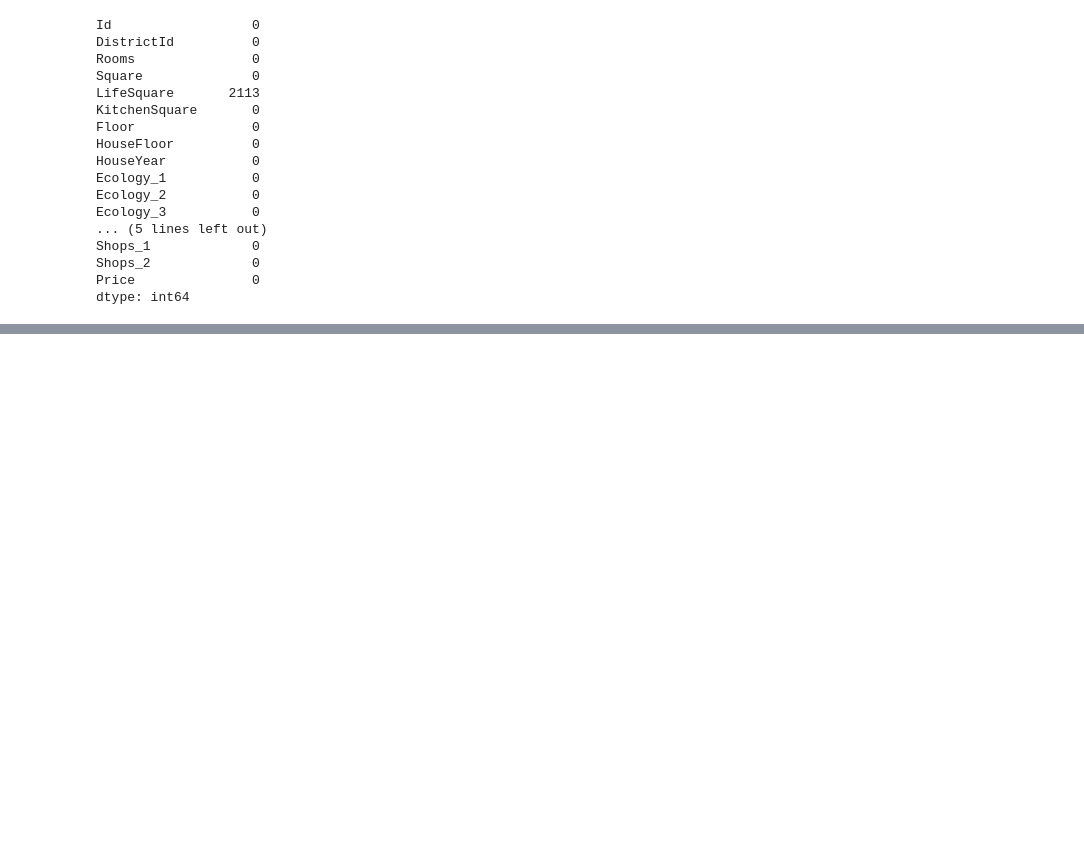
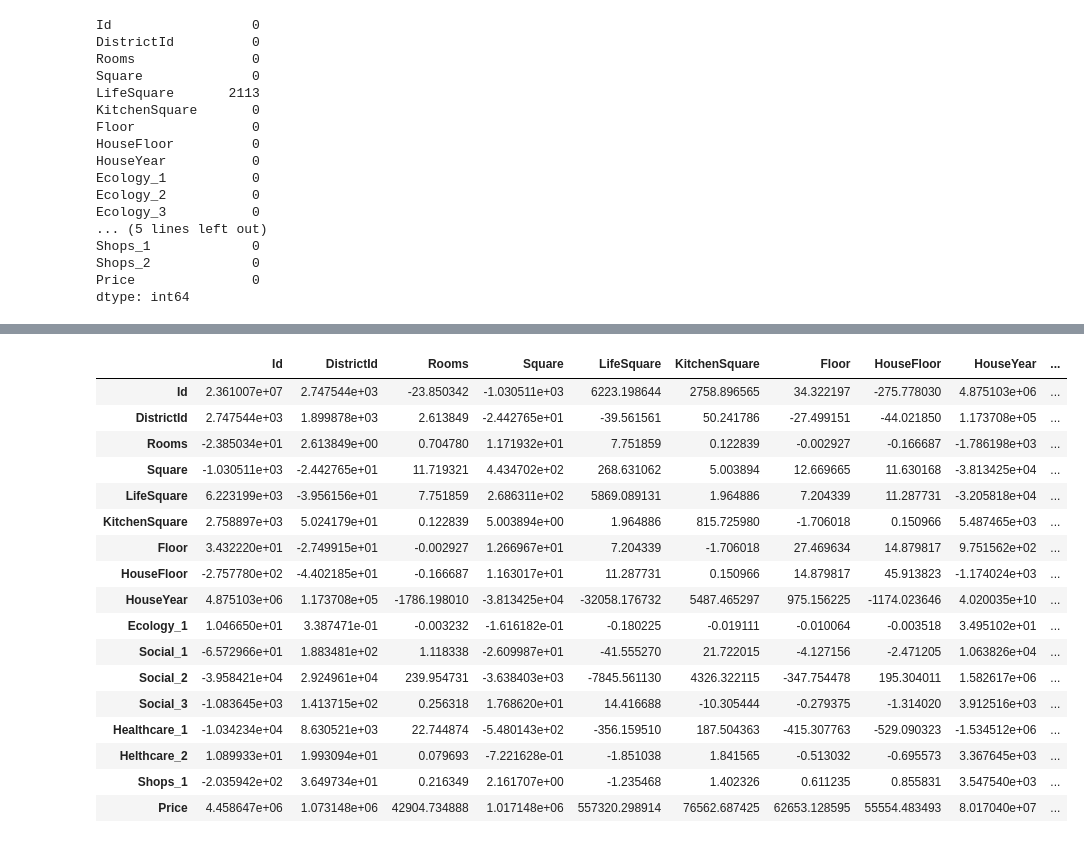
Before and after one commit to Christina-Y1/Geekbrains_Courseworks, a Jupyter notebook: Python for Data Science/Christina.Yarochkina_solution.ipynb, the cells around one changed output, grey strips where cells are left out. Drawn from its saved outputs; the diff is of its cells as text; code cells hidden in the pictures; blank space fills up the shorter version.

```diff
--- a/Python for Data Science/Christina.Yarochkina_solution.ipynb
+++ b/Python for Data Science/Christina.Yarochkina_solution.ipynb
@@ -133,0 +185,4 @@ dtype: int64
+# %%
+df['Healthcare_1'].fillna(df['Healthcare_1'].median(), inplace=True)
+# %%
+df['LifeSquare'].fillna(df['LifeSquare'].median(), inplace=True)
@@ -133,0 +230,21 @@ dtype: int64
+# %%
+df.cov()
+# %% [output]
+|  | Id | DistrictId | Rooms | Square | LifeSquare | KitchenSquare | Floor | HouseFloor | HouseYear | ... |
+| Id | 2.361007e+07 | 2.747544e+03 | -23.850342 | -1.030511e+03 | 6223.198644 | 2758.896565 | 34.322197 | -275.778030 | 4.875103e+06 | ... |
+| DistrictId | 2.747544e+03 | 1.899878e+03 | 2.613849 | -2.442765e+01 | -39.561561 | 50.241786 | -27.499151 | -44.021850 | 1.173708e+05 | ... |
+| Rooms | -2.385034e+01 | 2.613849e+00 | 0.704780 | 1.171932e+01 | 7.751859 | 0.122839 | -0.002927 | -0.166687 | -1.786198e+03 | ... |
+| Square | -1.030511e+03 | -2.442765e+01 | 11.719321 | 4.434702e+02 | 268.631062 | 5.003894 | 12.669665 | 11.630168 | -3.813425e+04 | ... |
+| LifeSquare | 6.223199e+03 | -3.956156e+01 | 7.751859 | 2.686311e+02 | 5869.089131 | 1.964886 | 7.204339 | 11.287731 | -3.205818e+04 | ... |
+| KitchenSquare | 2.758897e+03 | 5.024179e+01 | 0.122839 | 5.003894e+00 | 1.964886 | 815.725980 | -1.706018 | 0.150966 | 5.487465e+03 | ... |
+| Floor | 3.432220e+01 | -2.749915e+01 | -0.002927 | 1.266967e+01 | 7.204339 | -1.706018 | 27.469634 | 14.879817 | 9.751562e+02 | ... |
+| HouseFloor | -2.757780e+02 | -4.402185e+01 | -0.166687 | 1.163017e+01 | 11.287731 | 0.150966 | 14.879817 | 45.913823 | -1.174024e+03 | ... |
+| HouseYear | 4.875103e+06 | 1.173708e+05 | -1786.198010 | -3.813425e+04 | -32058.176732 | 5487.465297 | 975.156225 | -1174.023646 | 4.020035e+10 | ... |
+| Ecology_1 | 1.046650e+01 | 3.387471e-01 | -0.003232 | -1.616182e-01 | -0.180225 | -0.019111 | -0.010064 | -0.003518 | 3.495102e+01 | ... |
+| Social_1 | -6.572966e+01 | 1.883481e+02 | 1.118338 | -2.609987e+01 | -41.555270 | 21.722015 | -4.127156 | -2.471205 | 1.063826e+04 | ... |
+| Social_2 | -3.958421e+04 | 2.924961e+04 | 239.954731 | -3.638403e+03 | -7845.561130 | 4326.322115 | -347.754478 | 195.304011 | 1.582617e+06 | ... |
+| Social_3 | -1.083645e+03 | 1.413715e+02 | 0.256318 | 1.768620e+01 | 14.416688 | -10.305444 | -0.279375 | -1.314020 | 3.912516e+03 | ... |
+| Healthcare_1 | -1.034234e+04 | 8.630521e+03 | 22.744874 | -5.480143e+02 | -356.159510 | 187.504363 | -415.307763 | -529.090323 | -1.534512e+06 | ... |
+| Helthcare_2 | 1.089933e+01 | 1.993094e+01 | 0.079693 | -7.221628e-01 | -1.851038 | 1.841565 | -0.513032 | -0.695573 | 3.367645e+03 | ... |
+| Shops_1 | -2.035942e+02 | 3.649734e+01 | 0.216349 | 2.161707e+00 | -1.235468 | 1.402326 | 0.611235 | 0.855831 | 3.547540e+03 | ... |
+| Price | 4.458647e+06 | 1.073148e+06 | 42904.734888 | 1.017148e+06 | 557320.298914 | 76562.687425 | 62653.128595 | 55554.483493 | 8.017040e+07 | ... |
```
Also changed, not shown: parts of 8 cells of this notebook.
